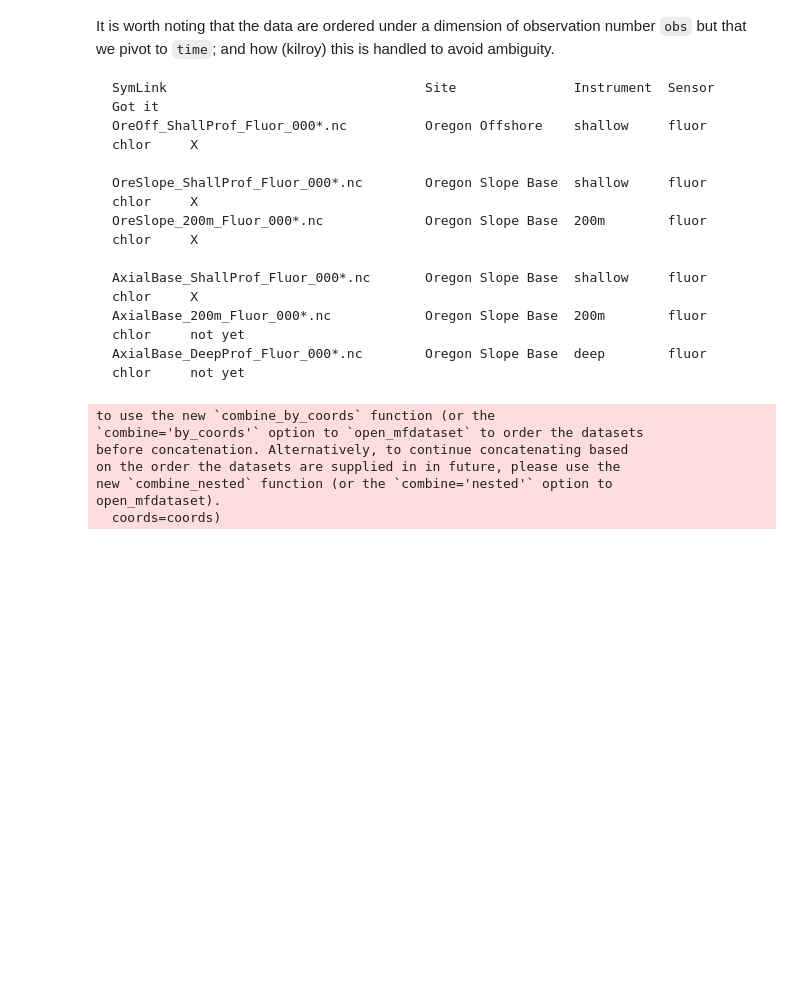
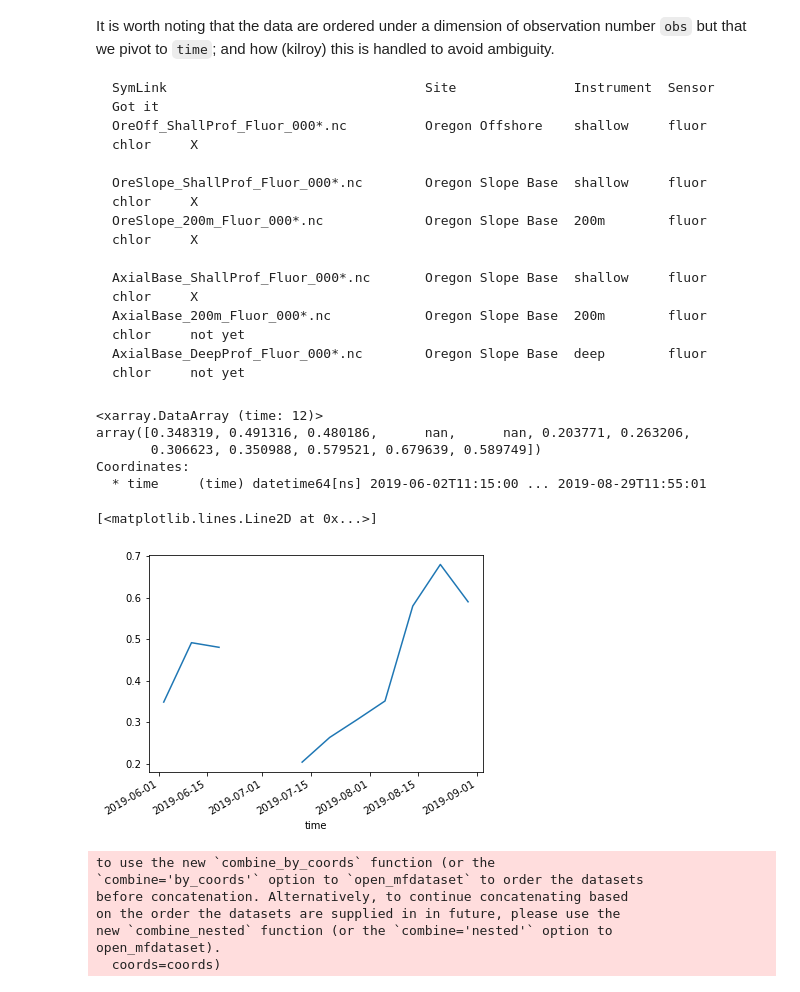
Before and after one commit to robfatland/chlorophyll, a Jupyter notebook: yodapy_NOV2019.ipynb, the cells around one changed output. Cells and saved outputs as stored; diff of their text form; code cells hidden in the pictures; blank space fills up the shorter version.

```diff
--- a/yodapy_NOV2019.ipynb
+++ b/yodapy_NOV2019.ipynb
@@ -292,6 +272,38 @@ AxialBase_DeepProf_Fluor_000*.nc        Oregon Slope Base  deep        fluor chl
 # run this; not part of boilerplate to call out specific use of xarray
 
 import xarray as xr
+# %%
+mdate = [dt64('2019-06-02T11:15:00.0'), \
+         dt64('2019-06-10T11:55:01.0'), \
+         dt64('2019-06-18T11:15:00.0'), \
+         dt64('2019-06-26T11:55:01.0'), \
+         dt64('2019-07-04T11:15:00.0'), \
+         dt64('2019-07-12T11:55:01.0'), \
+         dt64('2019-07-20T11:15:00.0'), \
+         dt64('2019-07-28T11:55:01.0'), \
+         dt64('2019-08-05T11:15:00.0'), \
+         dt64('2019-08-13T11:55:01.0'), \
+         dt64('2019-08-21T11:15:00.0'), \
+         dt64('2019-08-29T11:55:01.0')]
+
+mchl = [0.3483194, 0.49131608, 0.48018616, np.nan, np.nan, 0.2037715, 0.26320615, 0.3066225, \
+        0.35098818, 0.579521, 0.67963886, 0.58974856]
+
+mda = xr.DataArray(mchl, dims=('time'), coords={'time': mdate})
+mda
+
+# mds = xr.Dataset({'foo': data, 'bar': ('x', [1, 2]), 'baz': np.pi})
+# %% [output]
+<xarray.DataArray (time: 12)>
+array([0.348319, 0.491316, 0.480186,      nan,      nan, 0.203771, 0.263206,
+       0.306623, 0.350988, 0.579521, 0.679639, 0.589749])
+Coordinates:
+  * time     (time) datetime64[ns] 2019-06-02T11:15:00 ... 2019-08-29T11:55:01
+# %%
+mda.plot()
+# %% [output]
+[<matplotlib.lines.Line2D at 0x...>]
+[figure, added]
 # %%
 # This Dataset open uses results from above
 # ds=xr.open_mfdataset(filenamelist)
```
Also changed, not shown: parts of 11 cells of this notebook.
